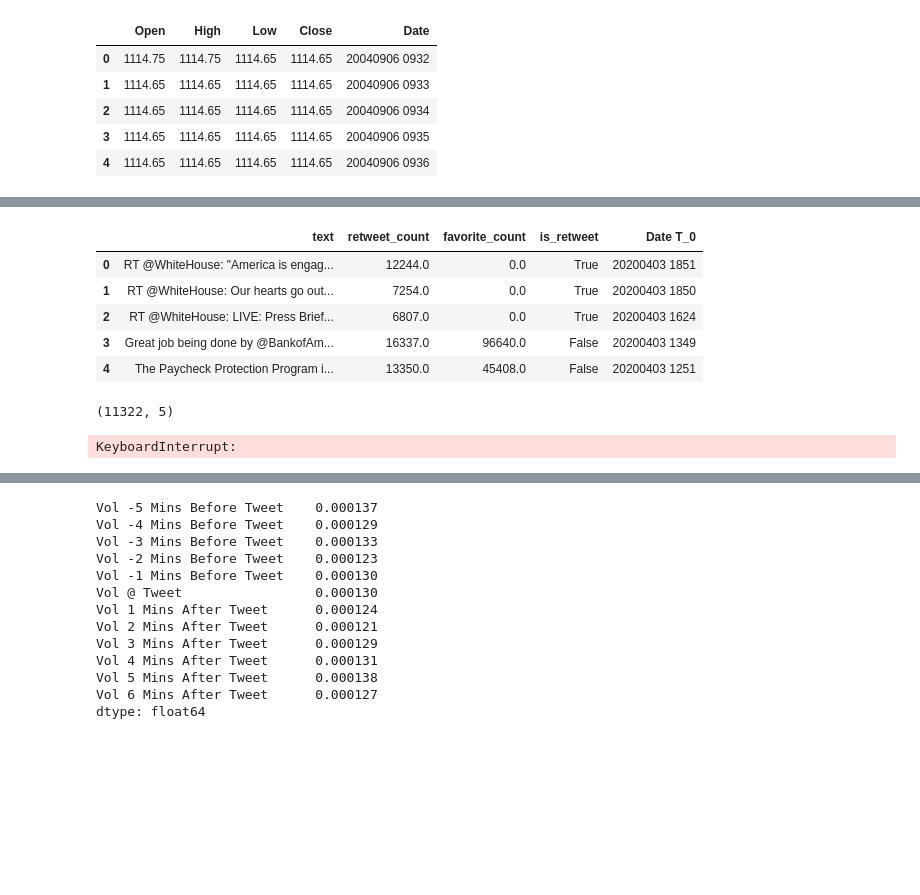
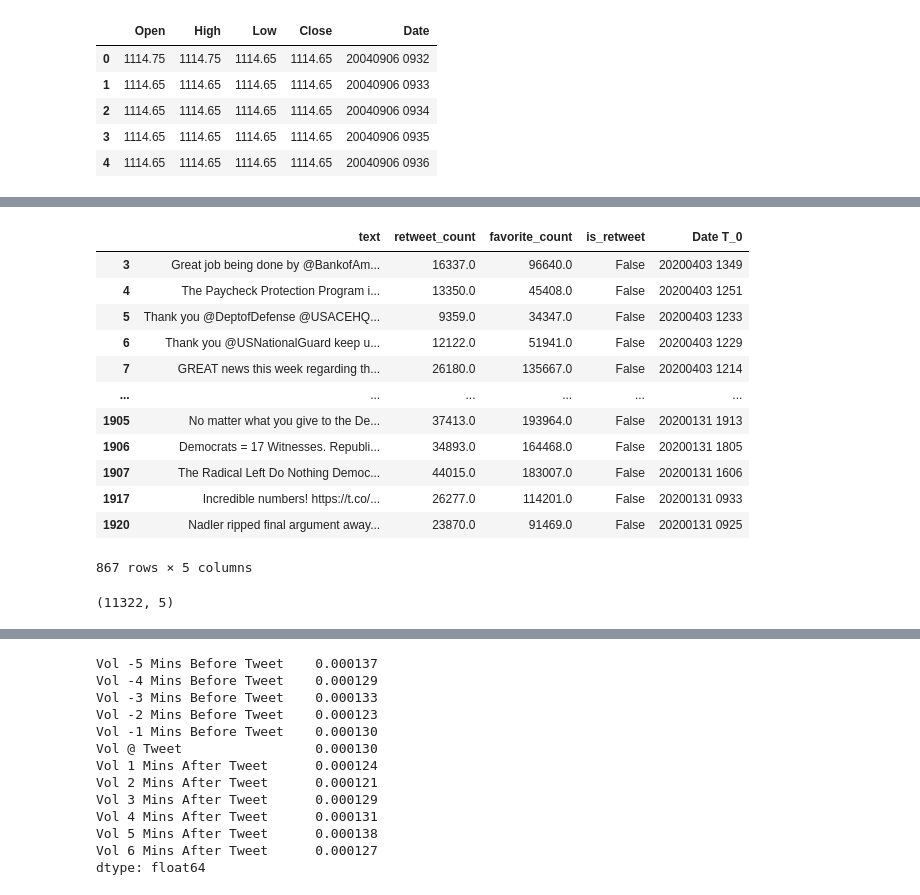
Before and after one commit to stephanieroman2020/FinalProject, a Jupyter notebook: Feature Generation, Volatility.ipynb, the cells around one changed output, grey strips where cells are left out. Cells and saved outputs as stored; diff of their text form; code cells hidden in the pictures; blank space fills up the shorter version.

```diff
--- a/Feature Generation, Volatility.ipynb
+++ b/Feature Generation, Volatility.ipynb
@@ -57,0 +55,7 @@ tweet_df.head()
+# %%
+# tweet_df.loc[tweet_df['text'] == "Congress has agreed to provide $8 Billion" ]
+
+# df[df['A'].str.contains("hello")]
+tweet_df['text'] = tweet_df['text'].astype('str')
+print(tweet_df.dtypes)
+tweet_df.shape
@@ -58,28 +72,35 @@ tweet_df.head()
 # %%
 tweet_df = tweet_df.drop(columns=['Unnamed: 0','source'])
 
 #Adjust Tweet time
 adjusted_times = []
 
 # df["created_at"] = pd.to_datetime(index['created_at'], format = '%m/%d/%Y %H:%M')
 
 for row, index in tweet_df.iterrows():
     try:
         adjusted_time = (datetime.strptime(str(index['created_at']), '%m/%d/%Y %H:%M') + timedelta(minutes= -60 * 5)).strftime('%Y%m%d %H%M')
         adjusted_times.append(adjusted_time)
     except ValueError:
         adjusted_times.append("No Date")
 
 tweet_df['Adjusted T_0'] = adjusted_times
 # tweet_df = tweet_df.drop(tweet_df['Adjusted T_0'] == "No Date")
 tweet_df = tweet_df.drop(columns=['created_at'])
 tweet_df = tweet_df.rename(columns={"Adjusted T_0": "Date T_0"})
-tweet_df.head()
+tweet_df.head(867)
 # %% [output]
 |  | text | retweet_count | favorite_count | is_retweet | Date T_0 |
-| 0 | RT @WhiteHouse: "America is engag... | 12244.0 | 0.0 | True | 20200403 1851 |
-| 1 | RT @WhiteHouse: Our hearts go out... | 7254.0 | 0.0 | True | 20200403 1850 |
-| 2 | RT @WhiteHouse: LIVE: Press Brief... | 6807.0 | 0.0 | True | 20200403 1624 |
 | 3 | Great job being done by @BankofAm... | 16337.0 | 96640.0 | False | 20200403 1349 |
 | 4 | The Paycheck Protection Program i... | 13350.0 | 45408.0 | False | 20200403 1251 |
+| 5 | Thank you @DeptofDefense @USACEHQ... | 9359.0 | 34347.0 | False | 20200403 1233 |
+| 6 | Thank you @USNationalGuard keep u... | 12122.0 | 51941.0 | False | 20200403 1229 |
+| 7 | GREAT news this week regarding th... | 26180.0 | 135667.0 | False | 20200403 1214 |
+| ... | ... | ... | ... | ... | ... |
+| 1905 | No matter what you give to the De... | 37413.0 | 193964.0 | False | 20200131 1913 |
+| 1906 | Democrats = 17 Witnesses. Republi... | 34893.0 | 164468.0 | False | 20200131 1805 |
+| 1907 | The Radical Left Do Nothing Democ... | 44015.0 | 183007.0 | False | 20200131 1606 |
+| 1917 | Incredible numbers! https://t.co/... | 26277.0 | 114201.0 | False | 20200131 0933 |
+| 1920 | Nadler ripped final argument away... | 23870.0 | 91469.0 | False | 20200131 0925 |
+867 rows × 5 columns
 # %%
@@ -139,5 +159,3 @@ for row, index in tweet_df.iterrows():
     t_list_plus_5.append(t_plus_5)
     t_plus_6 = (datetime.strptime(index['Date T_0'], '%Y%m%d %H%M') + timedelta(minutes= 6)).strftime('%Y%m%d %H%M')
     t_list_plus_6.append(t_plus_6)
-# %% [output]
-KeyboardInterrupt:
```
Also changed, not shown: parts of 21 cells of this notebook, 2 other files.
